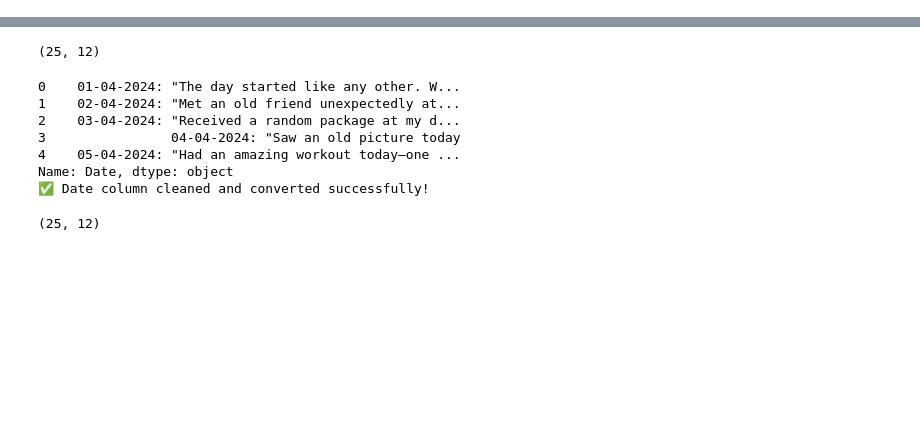
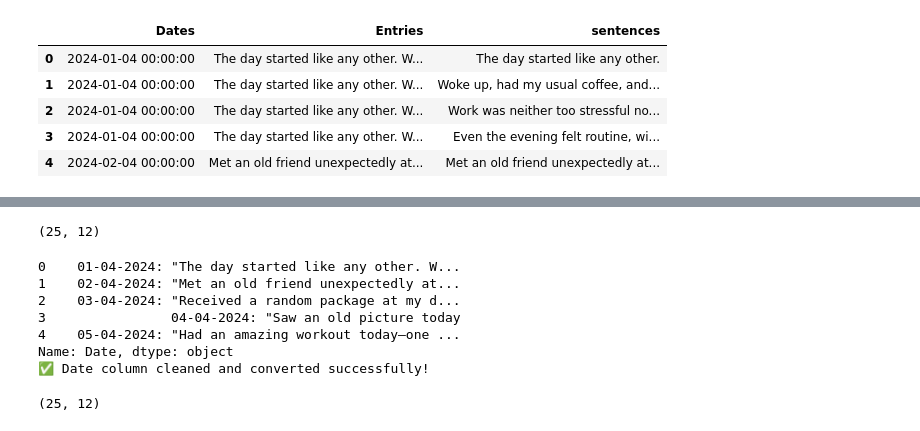
Before and after one commit to Pandharimaske/ai-diary-project, a Jupyter notebook: Sentiment_Analysis/S_A.ipynb, the cells around one changed output, grey strips where cells are left out. Saved outputs shown, nothing was run; the diff lists cells and outputs as text; code cells hidden in the pictures; blank space fills up the shorter version.

```diff
--- a/Sentiment_Analysis/S_A.ipynb
+++ b/Sentiment_Analysis/S_A.ipynb
@@ -3,12 +24,10 @@
 # %%
-import pandas as pd
-import nltk
-from nltk.tokenize import sent_tokenize
+
 
 # Load the CSV file
-df = pd.read_csv("/Users/pandhari/ai-diary-project/Data/diary.csv")
+df = pd.read_excel("/Users/pandhari/ai-diary-project/Data/diary_dataset.xlsx")
 
-df["sentences"] = df["Entry"].apply(sent_tokenize)
+df["sentences"] = df["Entries"].apply(sent_tokenize)
 
 df = df.explode("sentences").reset_index(drop=True)
 # %%
@@ -160,6 +179,15 @@ df = df.explode("sentences").reset_index(drop=True)
 
 # # Show sample data
 # emotion_df
+# %%
+df.head()
+# %% [output]
+|  | Dates | Entries | sentences |
+| 0 | 2024-01-04 00:00:00 | The day started like any other. W... | The day started like any other. |
+| 1 | 2024-01-04 00:00:00 | The day started like any other. W... | Woke up, had my usual coffee, and... |
+| 2 | 2024-01-04 00:00:00 | The day started like any other. W... | Work was neither too stressful no... |
+| 3 | 2024-01-04 00:00:00 | The day started like any other. W... | Even the evening felt routine, wi... |
+| 4 | 2024-02-04 00:00:00 | Met an old friend unexpectedly at... | Met an old friend unexpectedly at... |
 # %%
 import pandas as pd
 import torch
```
Also changed, not shown: parts of 2 cells of this notebook, 2 other files.
